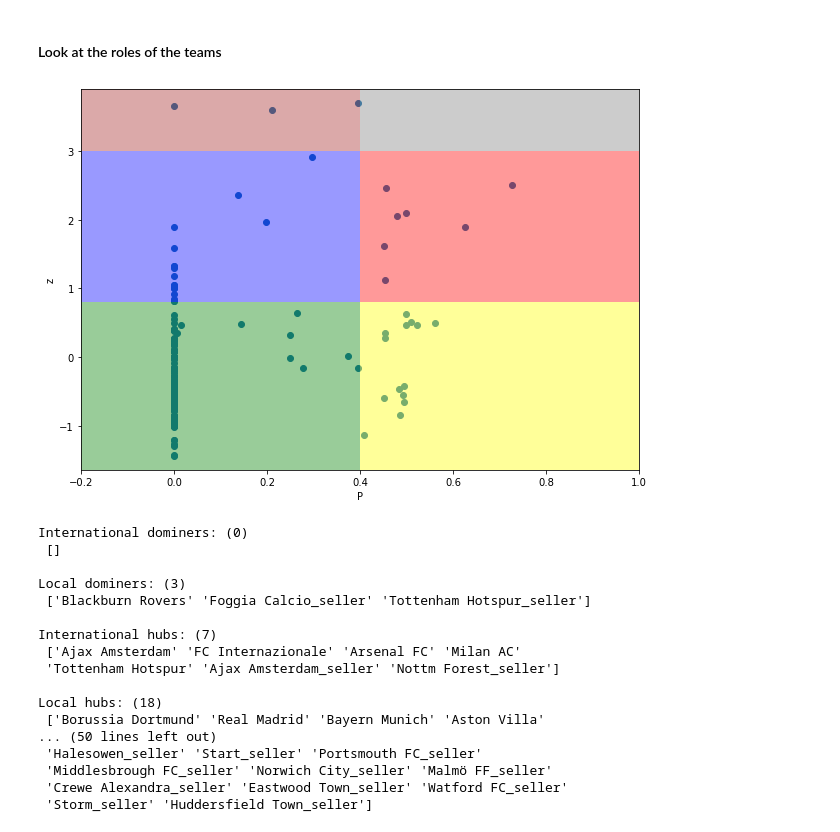
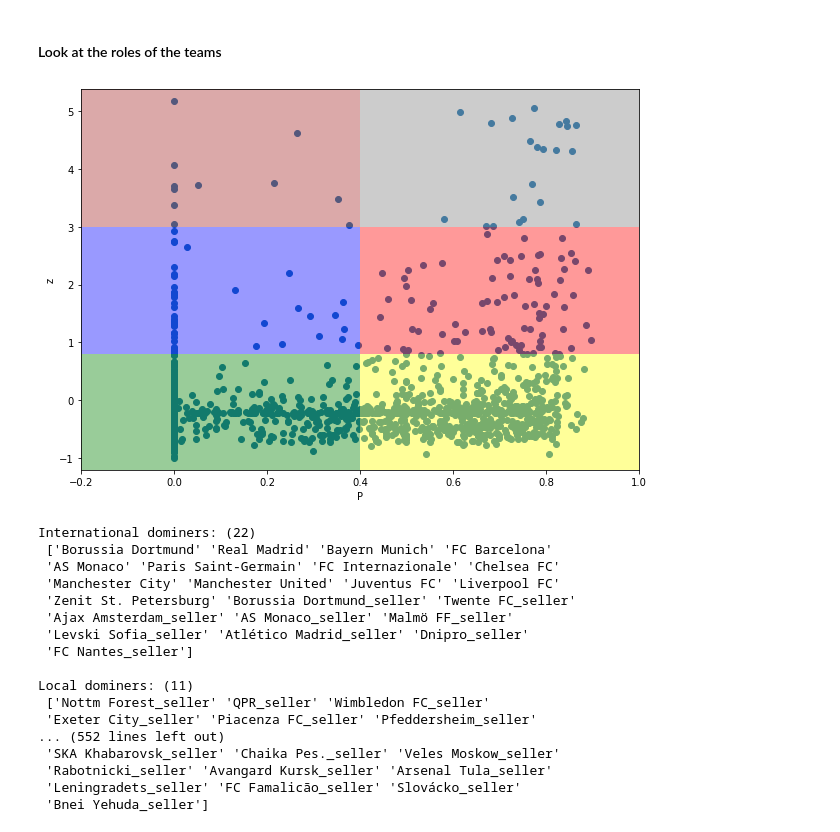
Before and after one commit to marcros/football-transfers, a Jupyter notebook: partecipation.ipynb, the cells around one changed output. Cells and saved outputs as stored; diff of their text form; code cells hidden in the pictures.

```diff
--- a/partecipation.ipynb
+++ b/partecipation.ipynb
@@ -103,6 +111,10 @@ def display_roles(filename, z1=0.8, z2=3, P1=0.4):
 
     z = get_zscore(g)
     P = get_partecipation(g)
+
+    # avoid outliers from 'other' league
+    z = z[np.where(z < 6)]
+    P = P[np.where(z < 6)]
 
     int_clubs = names[np.intersect1d(np.where(z <= z1), np.where(P > P1))]
     loc_clubs = names[np.intersect1d(np.where(z <= z1), np.where(P <= P1))]
@@ -115,7 +127,7 @@ def display_roles(filename, z1=0.8, z2=3, P1=0.4):
     plt.figure(figsize=(10,7))
     plt.margins(0)
     eps = 0.2
-    P_eps = (P_bound+eps)/(1+eps)
+    P_eps = (P1+eps)/(1+eps)
     plt.scatter(P, z)
     plt.xlim([0-eps, 1])
     plt.axhspan(min(z)-eps, z1, 0, P_eps, facecolor='green', alpha=0.4)
@@ -136,23 +148,23 @@ def display_roles(filename, z1=0.8, z2=3, P1=0.4):
     print('\nInternational clubs: ({}) \n {}'.format(int_clubs.size, int_clubs))
     print('\nLocal clubs: ({}) \n {}'.format(loc_clubs.size, loc_clubs))
 # %%
-display_roles('nets/1992/fee_net.net')
+display_roles('nets/1992-2020/fee_net.net')
 # %% [output]
-[figure, old version]
+[figure, new version]
-International dominers: (0)
- []
+International dominers: (22)
+ ['Borussia Dortmund' 'Real Madrid' 'Bayern Munich' 'FC Barcelona'
+ 'AS Monaco' 'Paris Saint-Germain' 'FC Internazionale' 'Chelsea FC'
+ 'Manchester City' 'Manchester United' 'Juventus FC' 'Liverpool FC'
+ 'Zenit St. Petersburg' 'Borussia Dortmund_seller' 'Twente FC_seller'
+ 'Ajax Amsterdam_seller' 'AS Monaco_seller' 'Malmö FF_seller'
+ 'Levski Sofia_seller' 'Atlético Madrid_seller' 'Dnipro_seller'
+ 'FC Nantes_seller']
 
-Local dominers: (3)
- ['Blackburn Rovers' 'Foggia Calcio_seller' 'Tottenham Hotspur_seller']
-
-International hubs: (7)
- ['Ajax Amsterdam' 'FC Internazionale' 'Arsenal FC' 'Milan AC'
- 'Tottenham Hotspur' 'Ajax Amsterdam_seller' 'Nottm Forest_seller']
-
-Local hubs: (18)
- ['Borussia Dortmund' 'Real Madrid' 'Bayern Munich' 'Aston Villa'
-... (50 lines left out)
- 'Halesowen_seller' 'Start_seller' 'Portsmouth FC_seller'
- 'Middlesbrough FC_seller' 'Norwich City_seller' 'Malmö FF_seller'
- 'Crewe Alexandra_seller' 'Eastwood Town_seller' 'Watford FC_seller'
- 'Storm_seller' 'Huddersfield Town_seller']
+Local dominers: (11)
+ ['Nottm Forest_seller' 'QPR_seller' 'Wimbledon FC_seller'
+ 'Exeter City_seller' 'Piacenza FC_seller' 'Pfeddersheim_seller'
+... (552 lines left out)
+ 'SKA Khabarovsk_seller' 'Chaika Pes._seller' 'Veles Moskow_seller'
+ 'Rabotnicki_seller' 'Avangard Kursk_seller' 'Arsenal Tula_seller'
+ 'Leningradets_seller' 'FC Famalicão_seller' 'Slovácko_seller'
+ 'Bnei Yehuda_seller']
```
Also changed, not shown: parts of 5 cells of this notebook, 2 other files.
